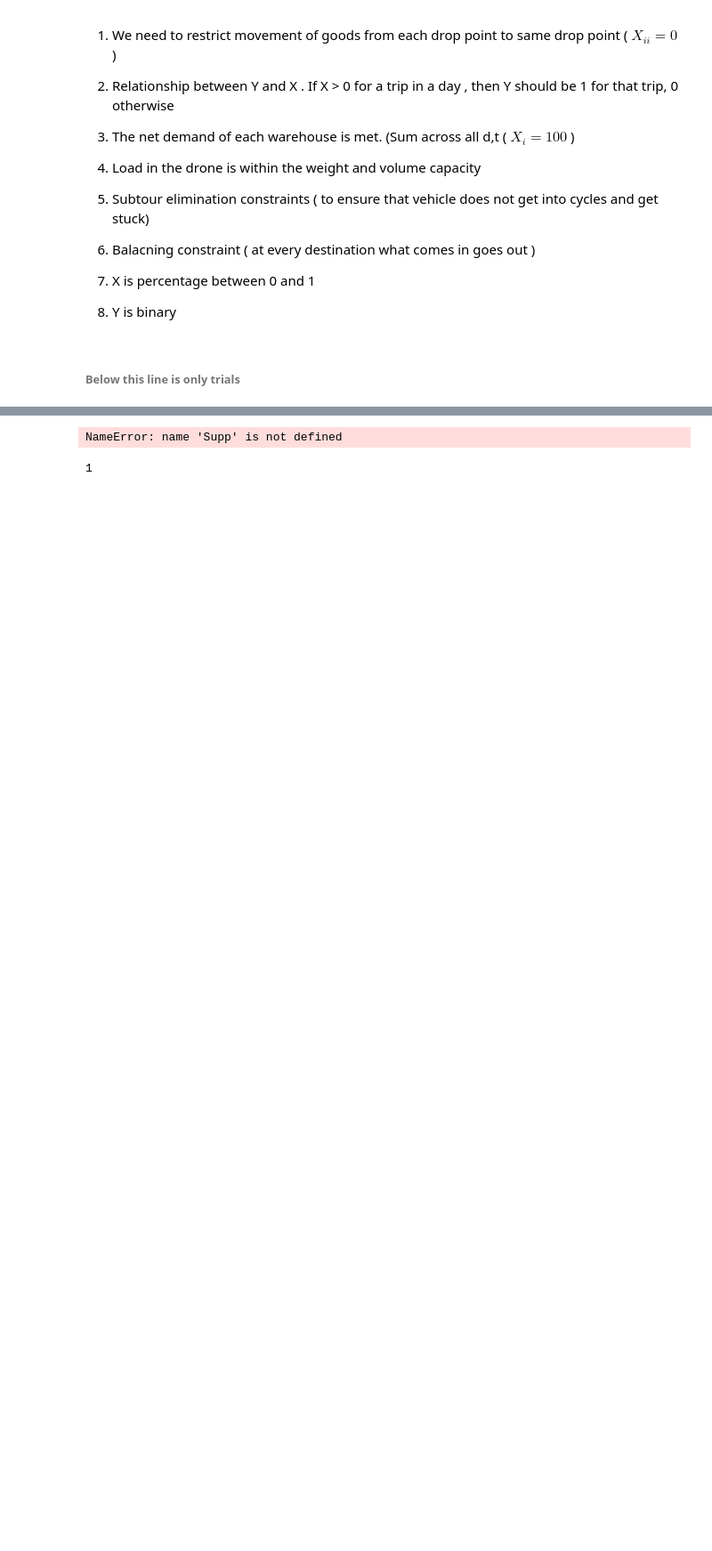
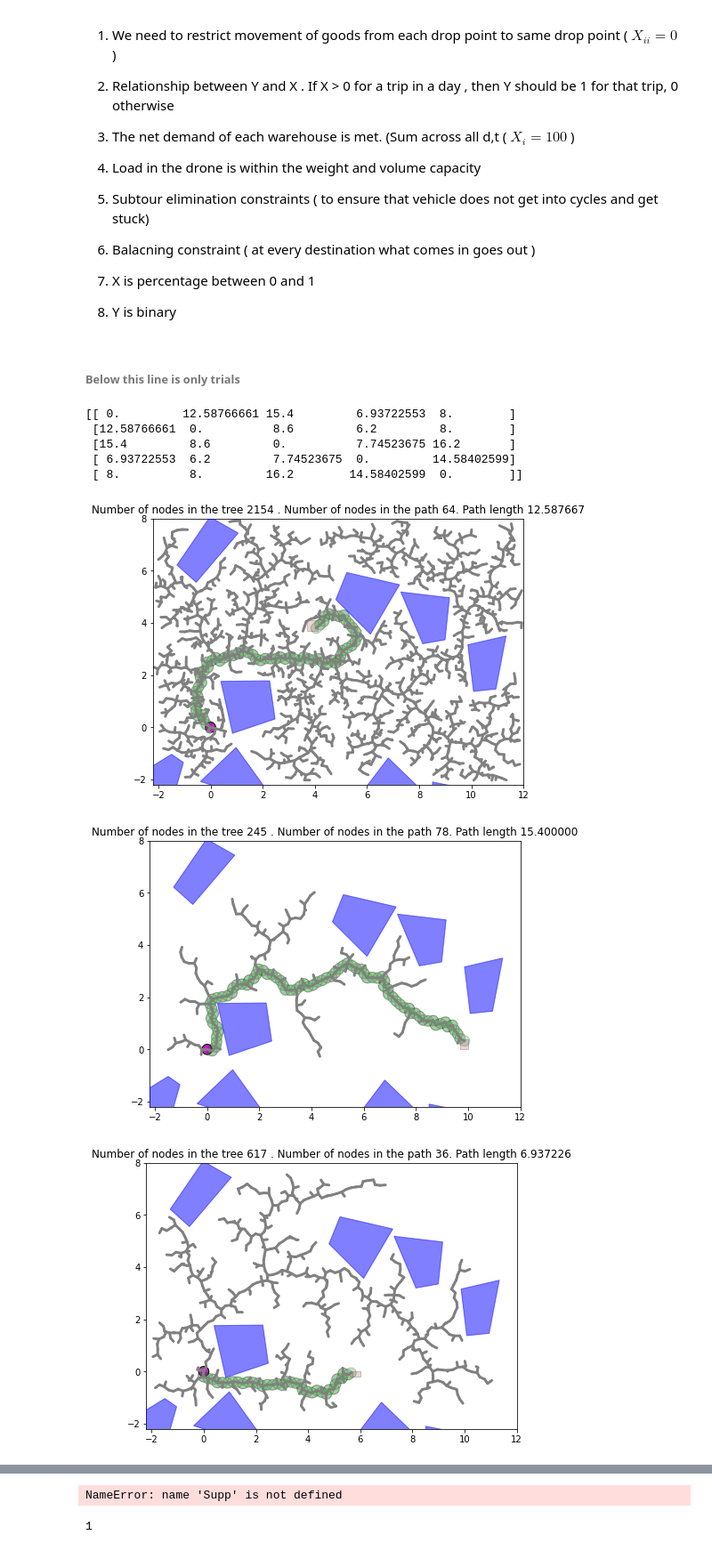
Before and after one commit to trstuart08/PADM_Project, a Jupyter notebook: PADM Project.ipynb, the cells around one changed output, grey strips where cells are left out. Shown at 89% size. Cells and saved outputs as stored; diff of their text form; code cells hidden in the pictures; blank space fills up the shorter version.

```diff
--- a/PADM Project.ipynb
+++ b/PADM Project.ipynb
@@ -239,0 +262,25 @@ truck_property = [(14.5,37), (7.6,37), (7.6,37)] # (weight, volume)
+# %%
+# Populate distance matrix using rrt
+from shapely.geometry import Point, Polygon, LineString, box
+radius = 0.2
+bounds = (-2.2, -2.2, 12, 8)
+distance_rrt = np.empty((5,5))
+
+for ind1 in range(len(distance_rrt)):
+    distance_rrt[ind1,ind1] = 0
+    for ind2 in range(ind1+1, len(distance_rrt)):
+        start = loc_coord[ind1]
+        goal_region = loc_poly[ind2]
+        path, path_len = rrt(bounds, env, start, radius, goal_region)
+        distance_rrt[ind1][ind2] = path_len
+        distance_rrt[ind2][ind1] = path_len
+print(distance_rrt)
+# %% [output]
+[[ 0.         12.58766661 15.4         6.93722553  8.        ]
+ [12.58766661  0.          8.6         6.2         8.        ]
+ [15.4         8.6         0.          7.74523675 16.2       ]
+ [ 6.93722553  6.2         7.74523675  0.         14.58402599]
+ [ 8.          8.         16.2        14.58402599  0.        ]]
+[figure, added]
+[figure, added]
+[figure, added]
```
Also changed, not shown: parts of 12 cells of this notebook, 4 other files.
